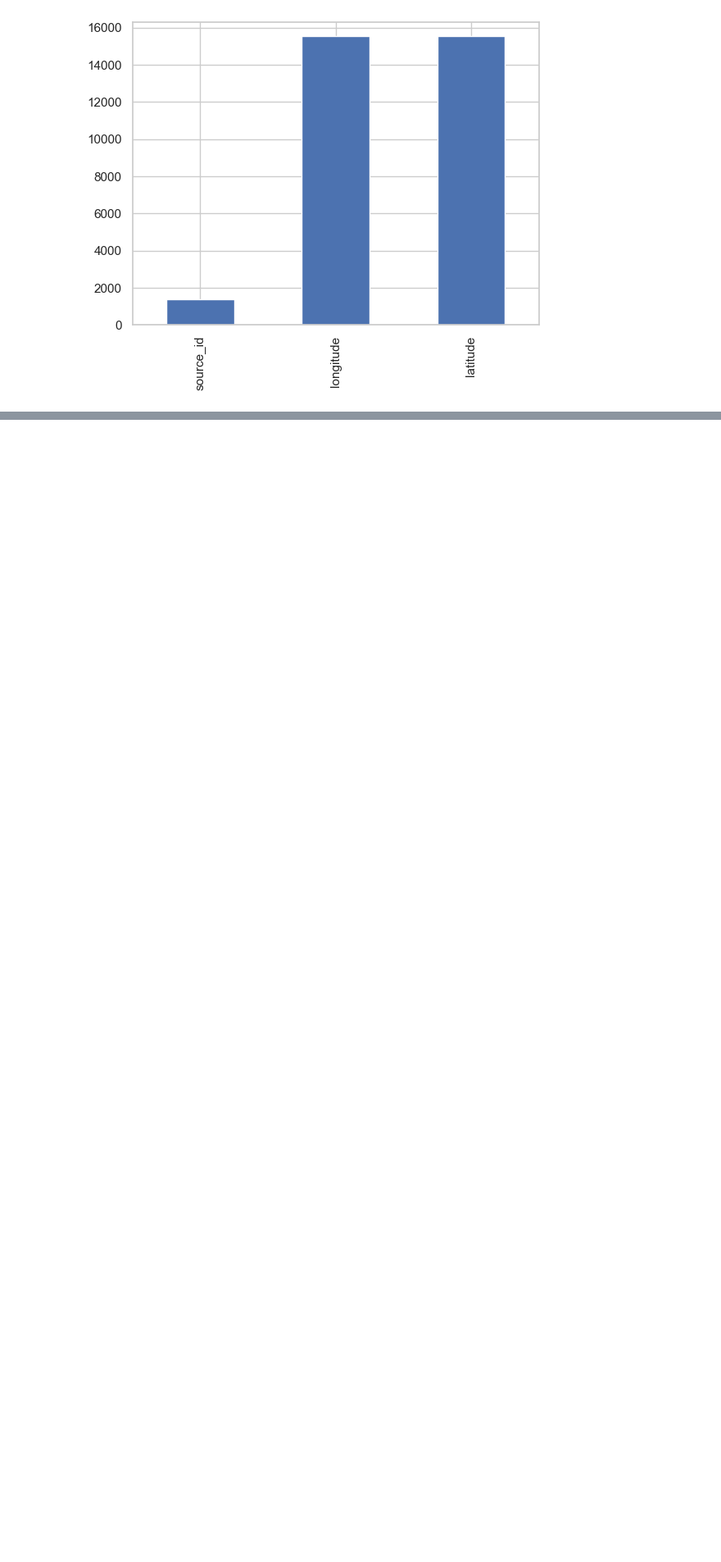
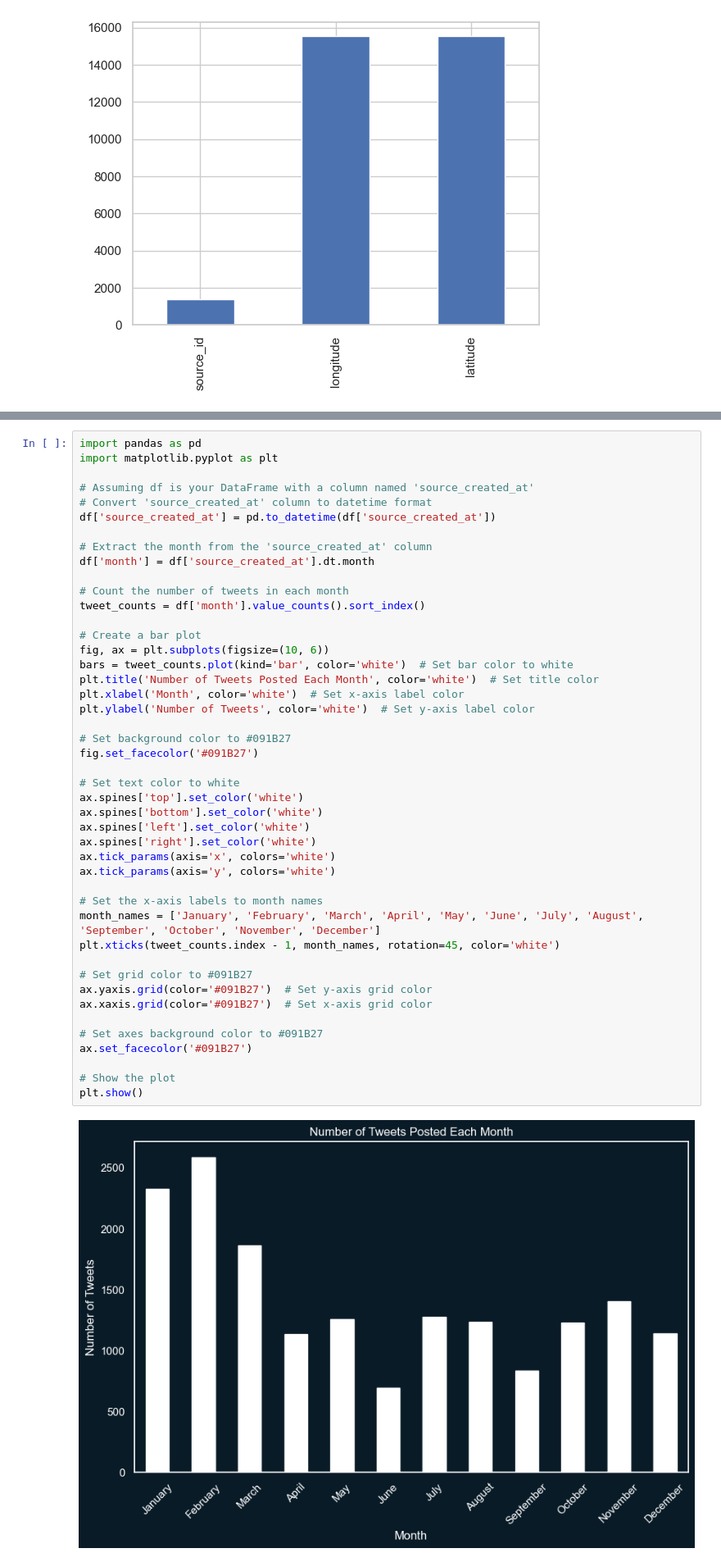
Before and after one commit to ShinuJoseph/Tweets2GPT, a Jupyter notebook: Code/Notebooks/Sprint3 - Data Understanding - Cem.ipynb, the cells around one changed output, grey strips where cells are left out. Shown at 82% size. Drawn from its saved outputs; the diff is of its cells as text; blank space fills up the shorter version.

```diff
--- a/Code/Notebooks/Sprint3 - Data Understanding - Cem.ipynb
+++ b/Code/Notebooks/Sprint3 - Data Understanding - Cem.ipynb
@@ -241,0 +446,47 @@ plt.show()
+# %%
+import pandas as pd
+import matplotlib.pyplot as plt
+
+# Assuming df is your DataFrame with a column named 'source_created_at'
+# Convert 'source_created_at' column to datetime format
+df['source_created_at'] = pd.to_datetime(df['source_created_at'])
+
+# Extract the month from the 'source_created_at' column
+df['month'] = df['source_created_at'].dt.month
+
+# Count the number of tweets in each month
+tweet_counts = df['month'].value_counts().sort_index()
+
+# Create a bar plot
+fig, ax = plt.subplots(figsize=(10, 6))
+bars = tweet_counts.plot(kind='bar', color='white')  # Set bar color to white
+plt.title('Number of Tweets Posted Each Month', color='white')  # Set title color
+plt.xlabel('Month', color='white')  # Set x-axis label color
+plt.ylabel('Number of Tweets', color='white')  # Set y-axis label color
+
+# Set background color to #091B27
+fig.set_facecolor('#091B27')
+
+# Set text color to white
+ax.spines['top'].set_color('white')
+ax.spines['bottom'].set_color('white')
+ax.spines['left'].set_color('white')
+ax.spines['right'].set_color('white')
+ax.tick_params(axis='x', colors='white')
+ax.tick_params(axis='y', colors='white')
+
+# Set the x-axis labels to month names
+month_names = ['January', 'February', 'March', 'April', 'May', 'June', 'July', 'August', 'September', 'October', 'November', 'December']
+plt.xticks(tweet_counts.index - 1, month_names, rotation=45, color='white')
+
+# Set grid color to #091B27
+ax.yaxis.grid(color='#091B27')  # Set y-axis grid color
+ax.xaxis.grid(color='#091B27')  # Set x-axis grid color
+
+# Set axes background color to #091B27
+ax.set_facecolor('#091B27')
+
+# Show the plot
+plt.show()
+# %% [output]
+[figure, added]
```
Also changed, not shown: parts of 35 cells of this notebook, 1 other file.
